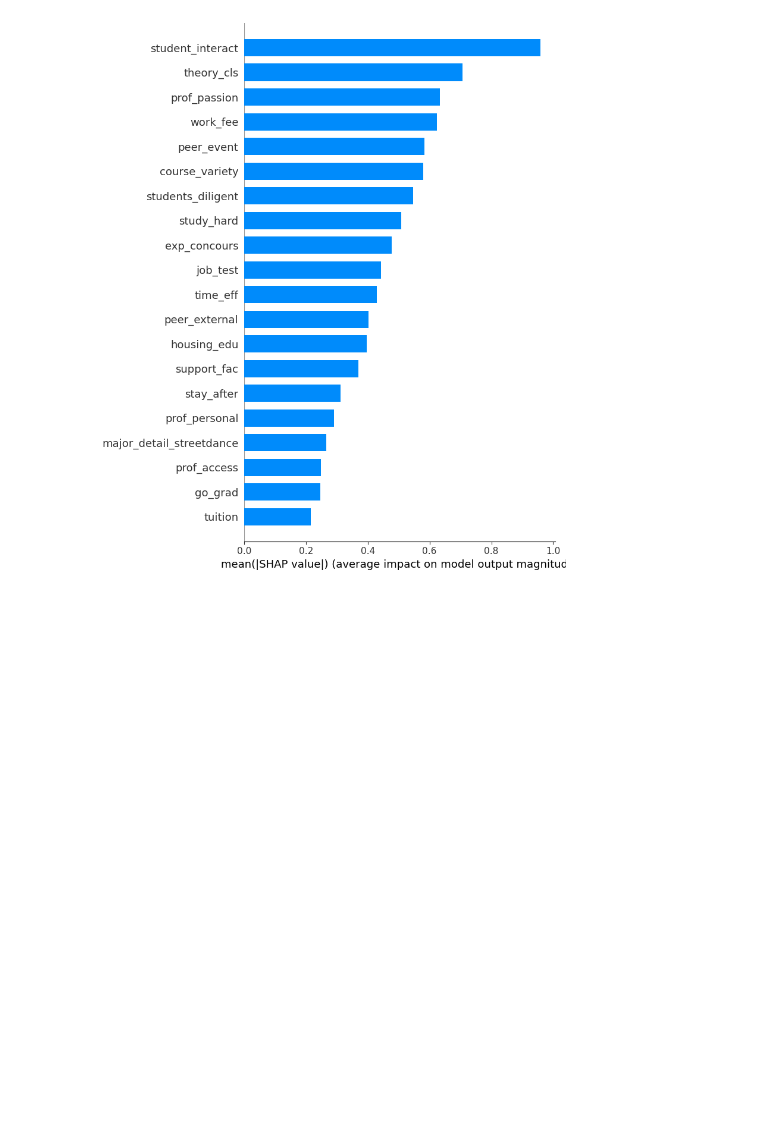
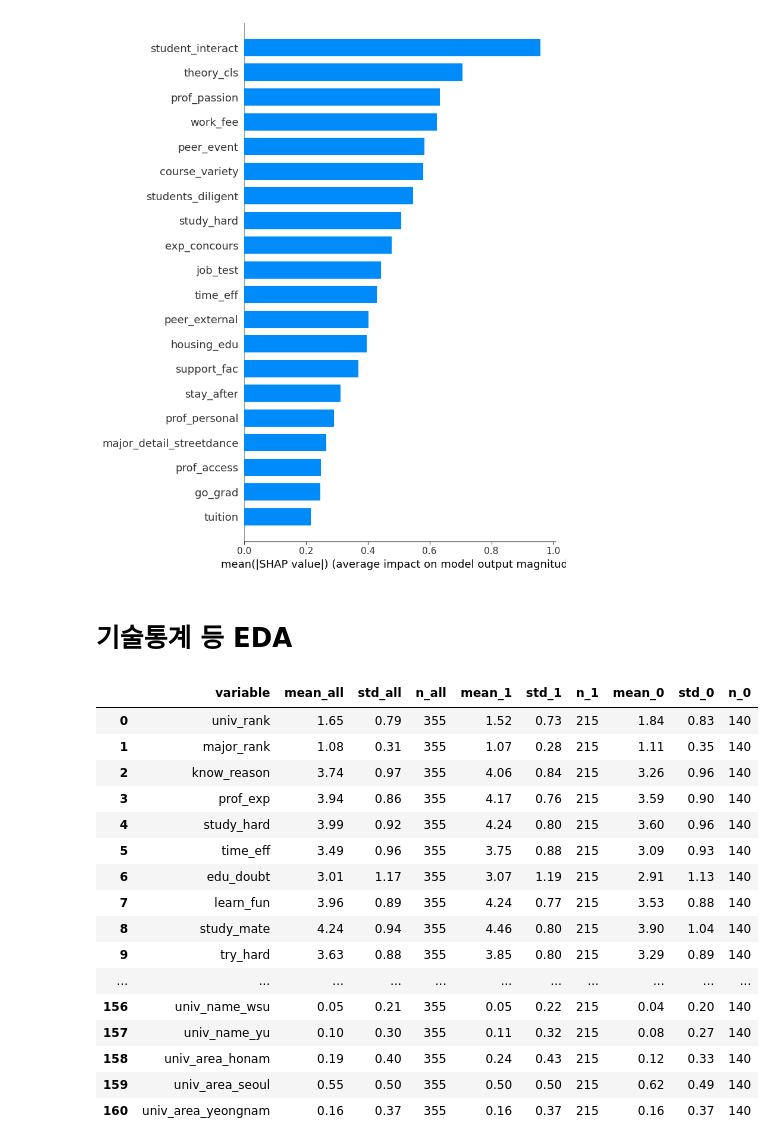
Before and after one commit to hyejinppp/college_life_satisfaction, a Jupyter notebook: sat.ipynb, the cells around one changed output. Drawn from its saved outputs; the diff is of its cells as text; code cells hidden in the pictures; blank space fills up the shorter version.

```diff
--- a/sat.ipynb
+++ b/sat.ipynb
@@ -60,7 +60,7 @@ columns_to_encode = [
     'birth_area', 'housing_type', 'enter_type',
     'major_detail', 'univ_name', 'univ_area'
 ]
-df = pd.get_dummies(df, columns=columns_to_encode, drop_first=True, dtype=float)
+df = pd.get_dummies(df, columns=columns_to_encode, drop_first=False, dtype=float)
 
 # -------------------------
 # 분석 제외 변수 제거
@@ -834,3 +870,56 @@ shap.summary_plot(shap_values, X_train_sel,
 [figure]
 [figure]
 [figure]
+# %% [markdown]
+# 기술통계 등 EDA
+# %%
+import pandas as pd
+
+# 1. 데이터 합치기
+df_all = X.copy()
+df_all['target'] = y
+
+# 2. 1집단과 0집단 분리
+group1 = df_all[df_all['target'] == 1]
+group0 = df_all[df_all['target'] == 0]
+
+# 3. 변수별 요약 통계 계산
+summary_list = []
+for col in X.columns:
+    summary_list.append({
+        'variable': col,
+        'mean_all': df_all[col].mean(),
+        'std_all': df_all[col].std(),
+        'n_all': df_all[col].count(),
+        'mean_1': group1[col].mean(),
+        'std_1': group1[col].std(),
+        'n_1': group1[col].count(),
+        'mean_0': group0[col].mean(),
+        'std_0': group0[col].std(),
+        'n_0': group0[col].count()
+    })
+
+summary_df = pd.DataFrame(summary_list)
+
+# 소숫점 둘째자리까지 반올림
+summary_df = summary_df.round(2)
+
+display(summary_df)
+# %% [output]
+|  | variable | mean_all | std_all | n_all | mean_1 | std_1 | n_1 | mean_0 | std_0 | n_0 |
+| 0 | univ_rank | 1.65 | 0.79 | 355 | 1.52 | 0.73 | 215 | 1.84 | 0.83 | 140 |
+| 1 | major_rank | 1.08 | 0.31 | 355 | 1.07 | 0.28 | 215 | 1.11 | 0.35 | 140 |
+| 2 | know_reason | 3.74 | 0.97 | 355 | 4.06 | 0.84 | 215 | 3.26 | 0.96 | 140 |
+| 3 | prof_exp | 3.94 | 0.86 | 355 | 4.17 | 0.76 | 215 | 3.59 | 0.90 | 140 |
+| 4 | study_hard | 3.99 | 0.92 | 355 | 4.24 | 0.80 | 215 | 3.60 | 0.96 | 140 |
+| 5 | time_eff | 3.49 | 0.96 | 355 | 3.75 | 0.88 | 215 | 3.09 | 0.93 | 140 |
+| 6 | edu_doubt | 3.01 | 1.17 | 355 | 3.07 | 1.19 | 215 | 2.91 | 1.13 | 140 |
+| 7 | learn_fun | 3.96 | 0.89 | 355 | 4.24 | 0.77 | 215 | 3.53 | 0.88 | 140 |
+| 8 | study_mate | 4.24 | 0.94 | 355 | 4.46 | 0.80 | 215 | 3.90 | 1.04 | 140 |
+| 9 | try_hard | 3.63 | 0.88 | 355 | 3.85 | 0.80 | 215 | 3.29 | 0.89 | 140 |
+| ... | ... | ... | ... | ... | ... | ... | ... | ... | ... | ... |
+| 156 | univ_name_wsu | 0.05 | 0.21 | 355 | 0.05 | 0.22 | 215 | 0.04 | 0.20 | 140 |
+| 157 | univ_name_yu | 0.10 | 0.30 | 355 | 0.11 | 0.32 | 215 | 0.08 | 0.27 | 140 |
+| 158 | univ_area_honam | 0.19 | 0.40 | 355 | 0.24 | 0.43 | 215 | 0.12 | 0.33 | 140 |
+| 159 | univ_area_seoul | 0.55 | 0.50 | 355 | 0.50 | 0.50 | 215 | 0.62 | 0.49 | 140 |
+| 160 | univ_area_yeongnam | 0.16 | 0.37 | 355 | 0.16 | 0.37 | 215 | 0.16 | 0.37 | 140 |
```
Also changed, not shown: parts of 8 cells of this notebook.
